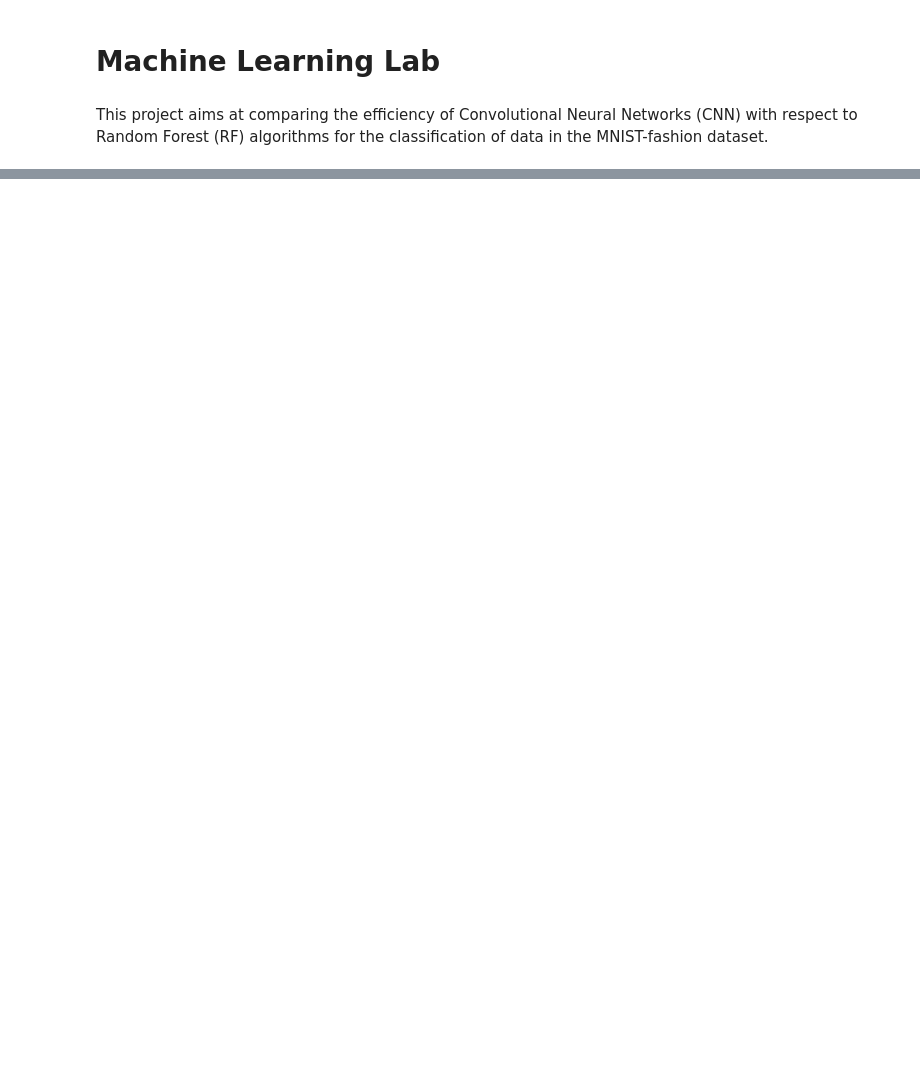
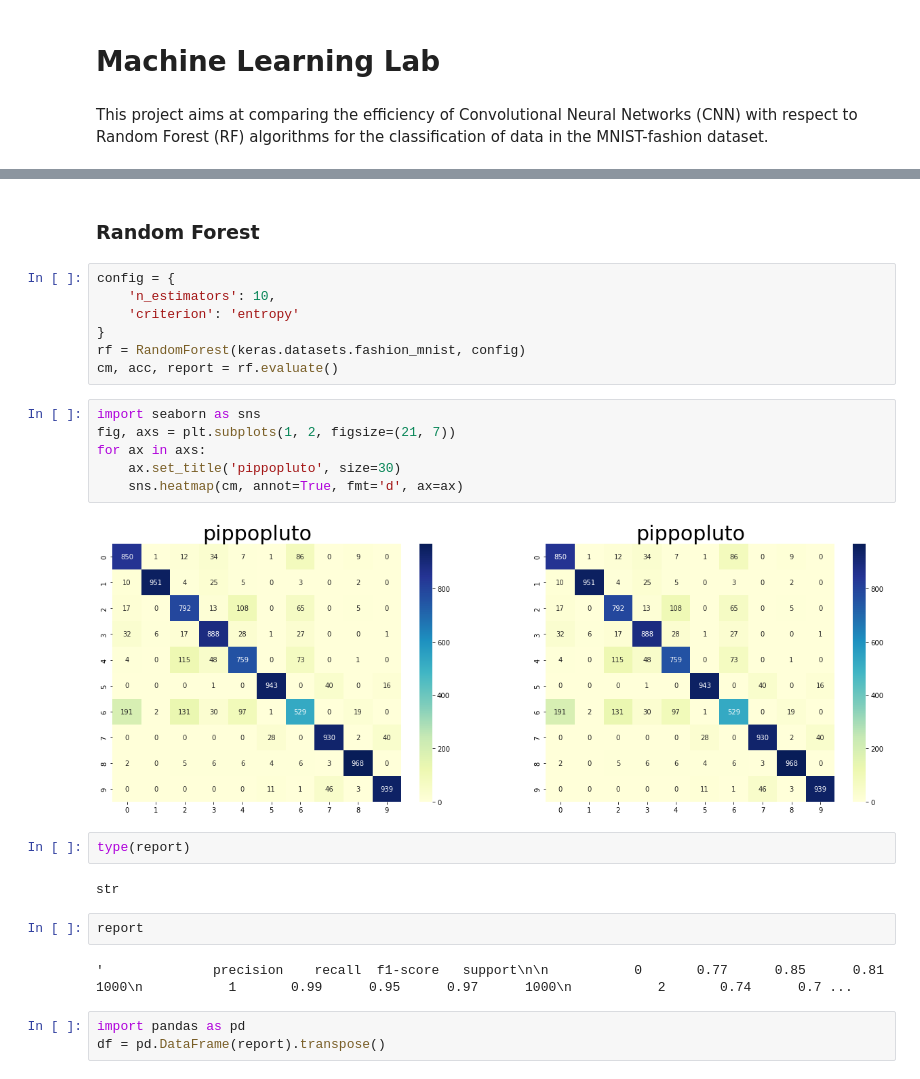
Before and after one commit to VLTSML26/cnn-randomforest, a Jupyter notebook: notebook.ipynb, the cells around one changed output, grey strips where cells are left out. Cells and saved outputs as stored; diff of their text form; blank space fills up the shorter version.

```diff
--- a/notebook.ipynb
+++ b/notebook.ipynb
@@ -46,0 +81,28 @@ CNN with optimizer: SGD Loss: 0.9473 Accuracy: 0.6342
+# %% [markdown]
+### Random Forest
+# %%
+config = {
+    'n_estimators': 10,
+    'criterion': 'entropy'
+}
+rf = RandomForest(keras.datasets.fashion_mnist, config)
+cm, acc, report = rf.evaluate()
+# %%
+import seaborn as sns
+fig, axs = plt.subplots(1, 2, figsize=(21, 7))
+for ax in axs:
+    ax.set_title('pippopluto', size=30)
+    sns.heatmap(cm, annot=True, fmt='d', ax=ax)
+# %% [output]
+[figure, added]
+# %%
+type(report)
+# %% [output]
+str
+# %%
+report
+# %% [output]
+'              precision    recall  f1-score   support\n\n           0       0.77      0.85      0.81      1000\n           1       0.99      0.95      0.97      1000\n           2       0.74      0.7 ...
+# %%
+import pandas as pd
+df = pd.DataFrame(report).transpose()
```
Also changed, not shown: parts of 16 cells of this notebook, 2 other files.
